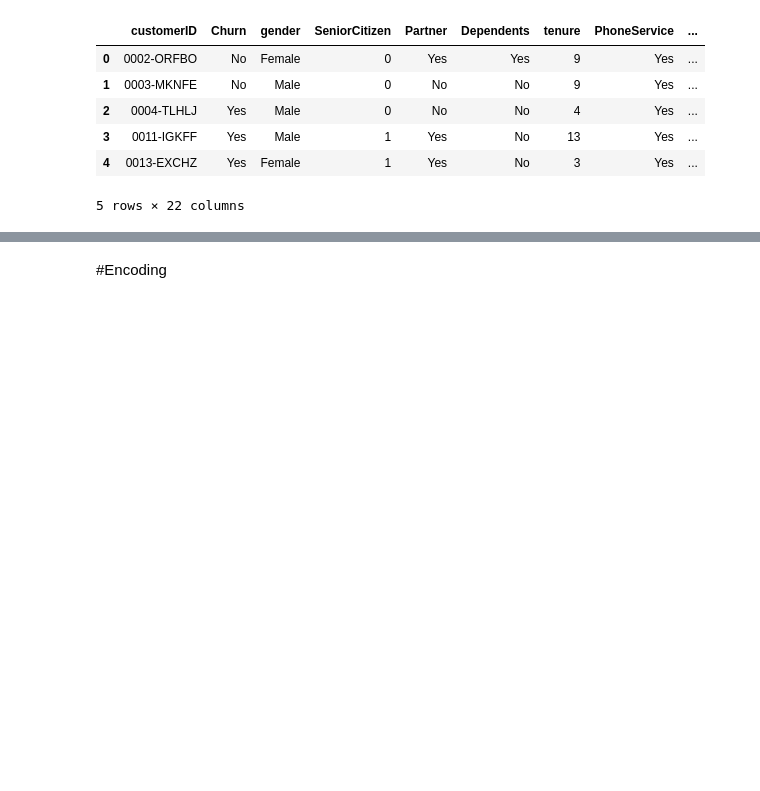
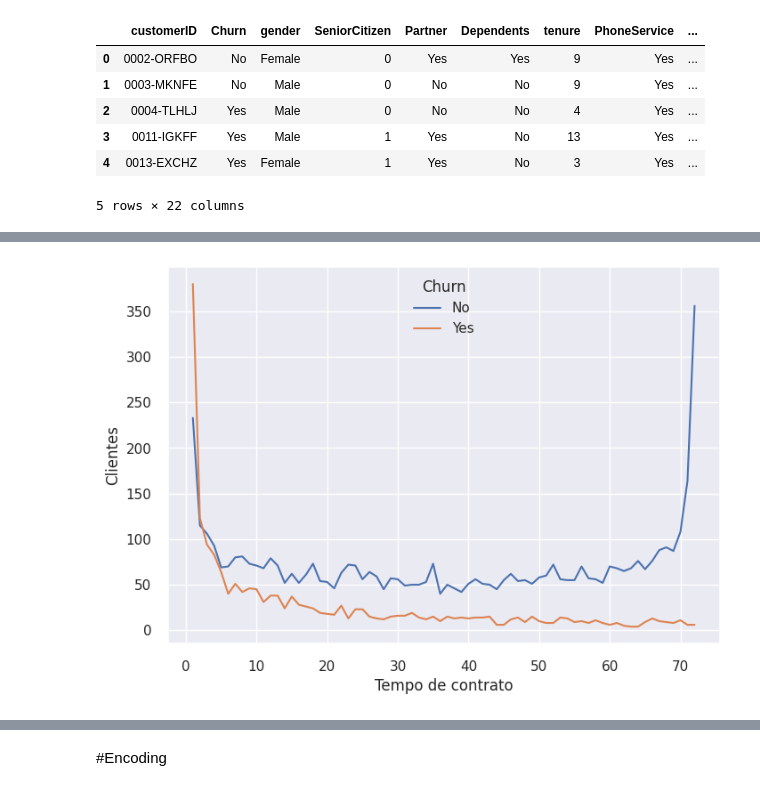
Before and after one commit to GuilhermeFernandez/TelecomX_2, a Jupyter notebook: TelecomX2.ipynb, the cells around one changed output, grey strips where cells are left out. Cells and saved outputs as stored; diff of their text form; code cells hidden in the pictures; blank space fills up the shorter version.

```diff
--- a/TelecomX2.ipynb
+++ b/TelecomX2.ipynb
@@ -28,0 +65,15 @@ dados.head()
+# %%
+dados_contagem = dados.groupby(['tenure', 'Churn']).size().reset_index(name='quantidade')
+
+sns.set_theme(style="darkgrid")
+p = sns.lineplot(
+    data=dados_contagem,
+    x="tenure",
+    y="quantidade",
+    hue="Churn"
+)
+p.set_xlabel("Tempo de contrato")
+p.set_ylabel("Clientes")
+plt.show()
+# %% [output]
+[figure, added]
```
Also changed, not shown: parts of 74 cells of this notebook.
